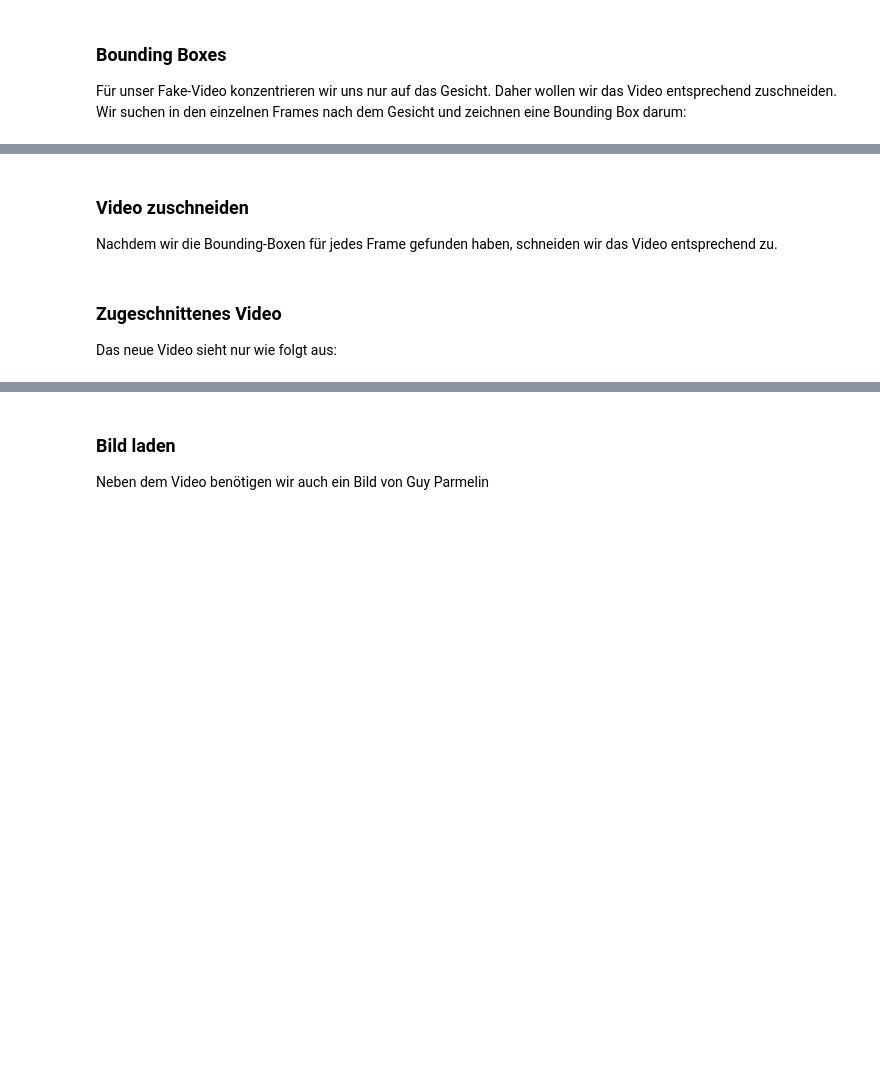
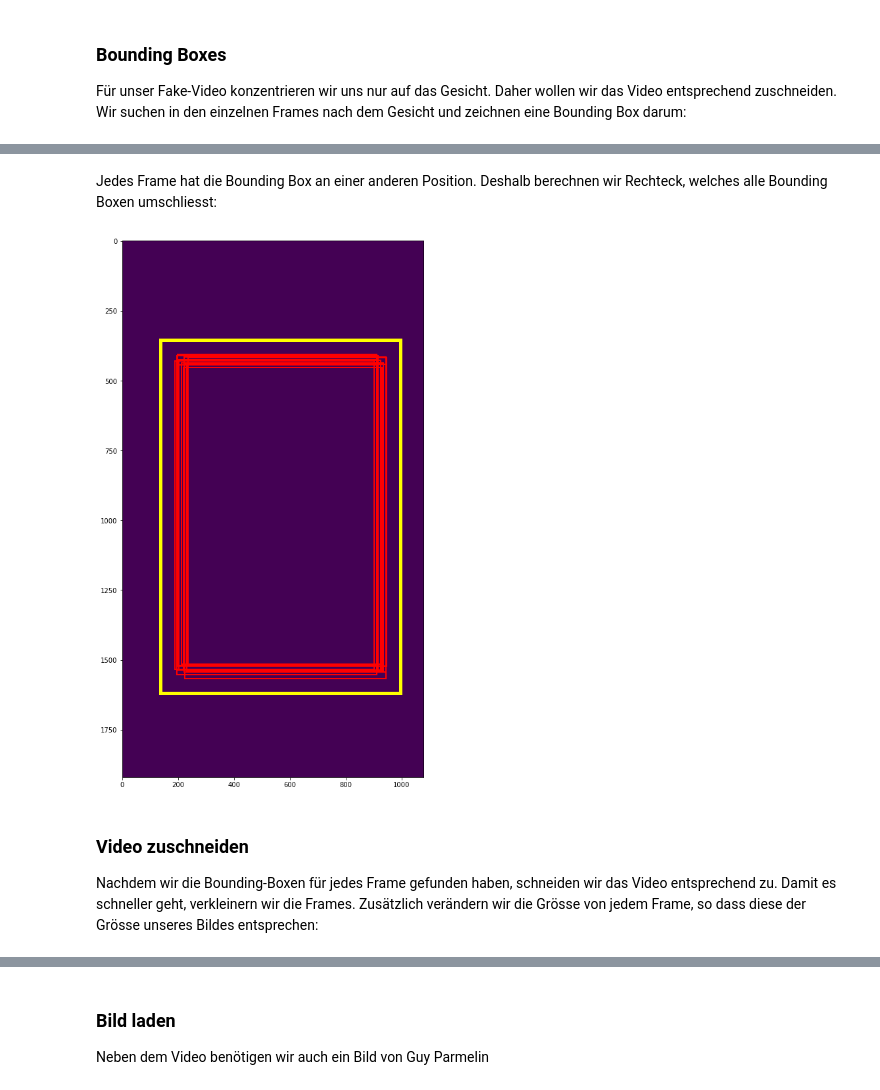
Before and after one commit to phonosync/first-order-model, a Jupyter notebook: presentation/presentation.ipynb, the cells around one changed output, grey strips where cells are left out. Drawn from its saved outputs; the diff is of its cells as text; code cells hidden in the pictures; blank space fills up the shorter version.

```diff
--- a/presentation/presentation.ipynb
+++ b/presentation/presentation.ipynb
@@ -61,7 +112,19 @@ for frame in frames:
+# %% [markdown]
+Jedes Frame hat die Bounding Box an einer anderen Position. Deshalb berechnen wir Rechteck, welches alle Bounding Boxen umschliesst:
+# %%
+x, y = [], []
+tol = 50
+fig, ax = plt.subplots(figsize=(15, 15))
+ax.imshow(np.ones((1920, 1080)))
+for bbox in bboxes:
+    (x1, y1, x2, y2) = bbox.flatten()
+    ax.add_patch(mpatches.Rectangle((x1, y1), x2-x1, y2-y1, fill=False, edgecolor='red', linewidth=2))
+    x.append(x1), x.append(x2), y.append(y1), y.append(y2)
+ax.add_patch(mpatches.Rectangle((np.min(x)-tol, np.min(y)-tol), np.max(x)-np.min(x)+2*tol, np.max(y)-np.min(y)+2*tol, fill=False, edgecolor='yellow', linewidth=5))
+plt.show()
+# %% [output]
+[figure, added]
 # %% [markdown]
 ### Video zuschneiden
 
-Nachdem wir die Bounding-Boxen für jedes Frame gefunden haben, schneiden wir das Video entsprechend zu.
+Nachdem wir die Bounding-Boxen für jedes Frame gefunden haben, schneiden wir das Video entsprechend zu. Damit es schneller geht, verkleinern wir die Frames. Zusätzlich verändern wir die Grösse von jedem Frame, so dass diese der Grösse unseres Bildes entsprechen:
-# %% [markdown]
-### Zugeschnittenes Video
-Das neue Video sieht nur wie folgt aus:
```
Also changed, not shown: parts of 23 cells of this notebook, 5 other files.
